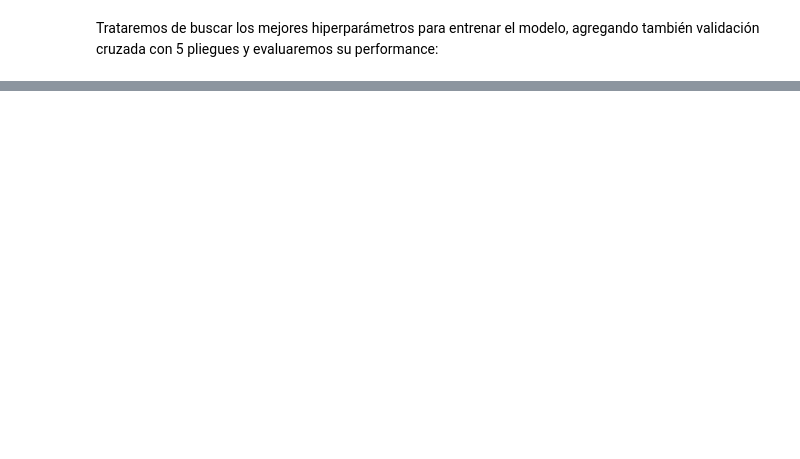
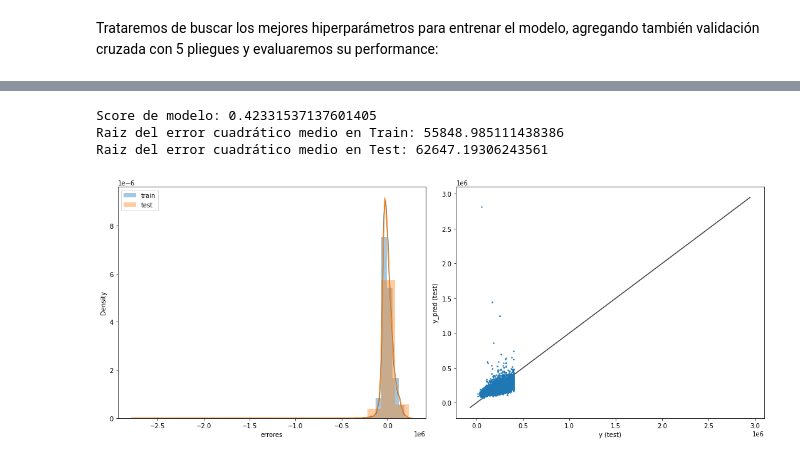
Before and after one commit to juliadiaz05/proyecto-dos-acamica, a Jupyter notebook: Proyecto 2 - Julia Díaz.ipynb, the cells around one changed output, grey strips where cells are left out. Saved outputs shown, nothing was run; the diff lists cells and outputs as text; code cells hidden in the pictures; blank space fills up the shorter version.

```diff
--- a/Proyecto 2 - Julia Díaz.ipynb
+++ b/Proyecto 2 - Julia Díaz.ipynb
@@ -475,0 +465,7 @@ Raíz del error cuadrático medio en Test: 802595.0340359234
+# %%
+rmse_train_6,rmse_test_6,score6 = entrena_modelo(X_train_scaler, X_test_scaler, y_train, y_test, modelo6)
+# %% [output]
+Score de modelo: 0.42331537137601405
+Raiz del error cuadrático medio en Train: 55848.985111438386
+Raiz del error cuadrático medio en Test: 62647.19306243561
+[figure, added]
```
Also changed, not shown: parts of 54 cells of this notebook.
